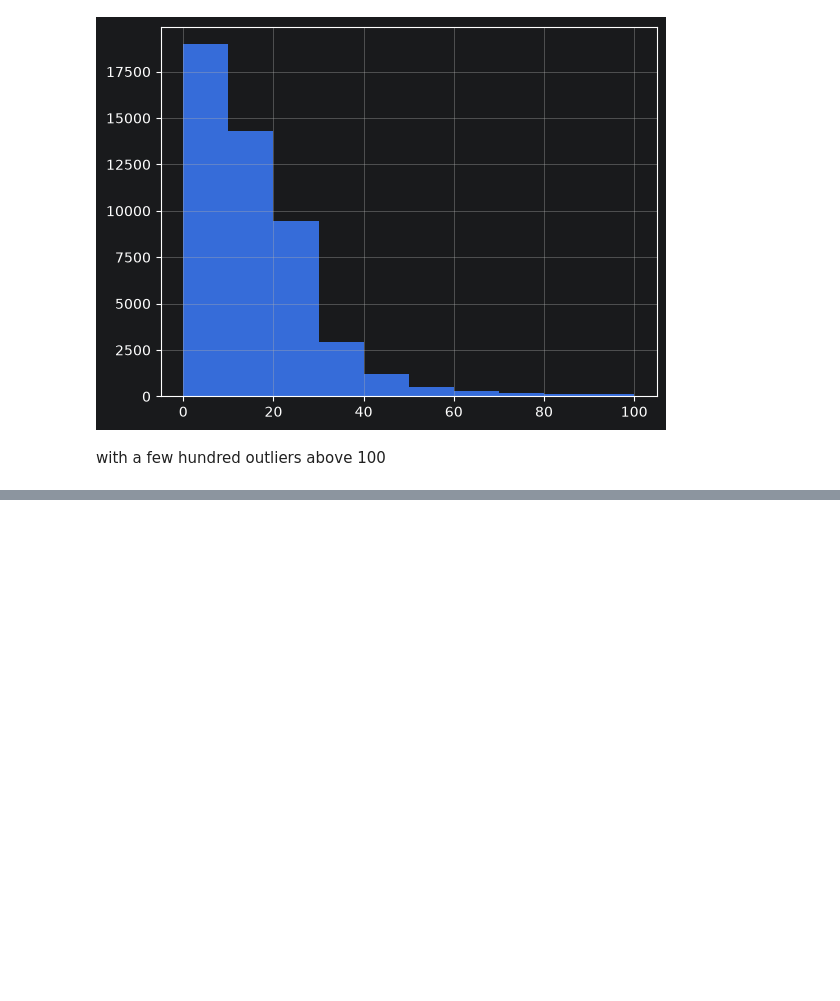
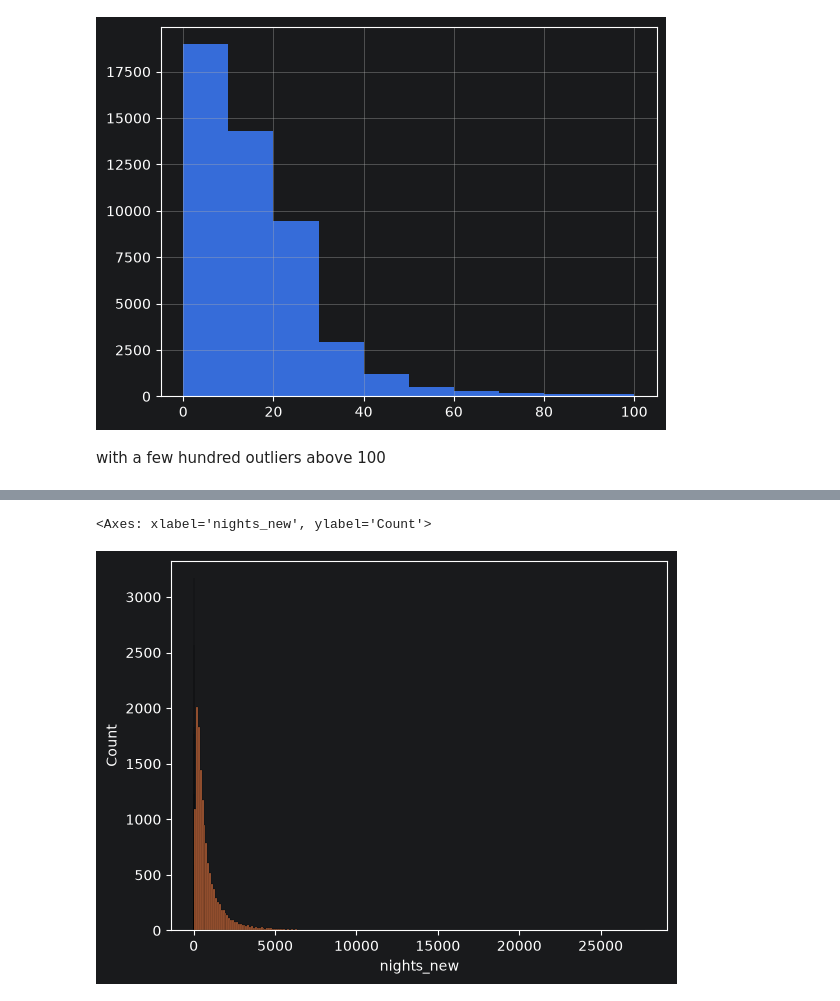
Before and after one commit to ka-katrin/TravelTide_Clustering, a Jupyter notebook: EDA.ipynb, the cells around one changed output, grey strips where cells are left out. Saved outputs shown, nothing was run; the diff lists cells and outputs as text; code cells hidden in the pictures; blank space fills up the shorter version.

Commit message:
completed in sessions, hotels, flights

```diff
--- a/EDA.ipynb
+++ b/EDA.ipynb
@@ -81,0 +131,2 @@ with a few hundred outliers above 100
+# %%
+hotels["nights_new"] = (pd.to_datetime(hotels["check_out_time"].dt.date) - pd.to_datetime(hotels["check_in_time"].dt.date)).dt.days
@@ -81,0 +153,14 @@ with a few hundred outliers above 100
+# %%
+# -1 has to be an error in the data -> deleting those 29 rows:
+hotels = hotels[hotels['nights_new'] > 0]
+# %%
+#overall costs for the hotel
+hotels['overall_costs']= hotels['hotel_per_room_usd']* hotels['nights_new']*hotels['rooms']
+# %%
+#dropping old nights column
+hotels.drop('nights',axis=1, inplace=True)
+# %%
+sns.histplot(hotels,x="nights_new")
+# %% [output]
+<Axes: xlabel='nights_new', ylabel='Count'>
+[figure, added]
```
Also changed, not shown: parts of 27 cells of this notebook.
